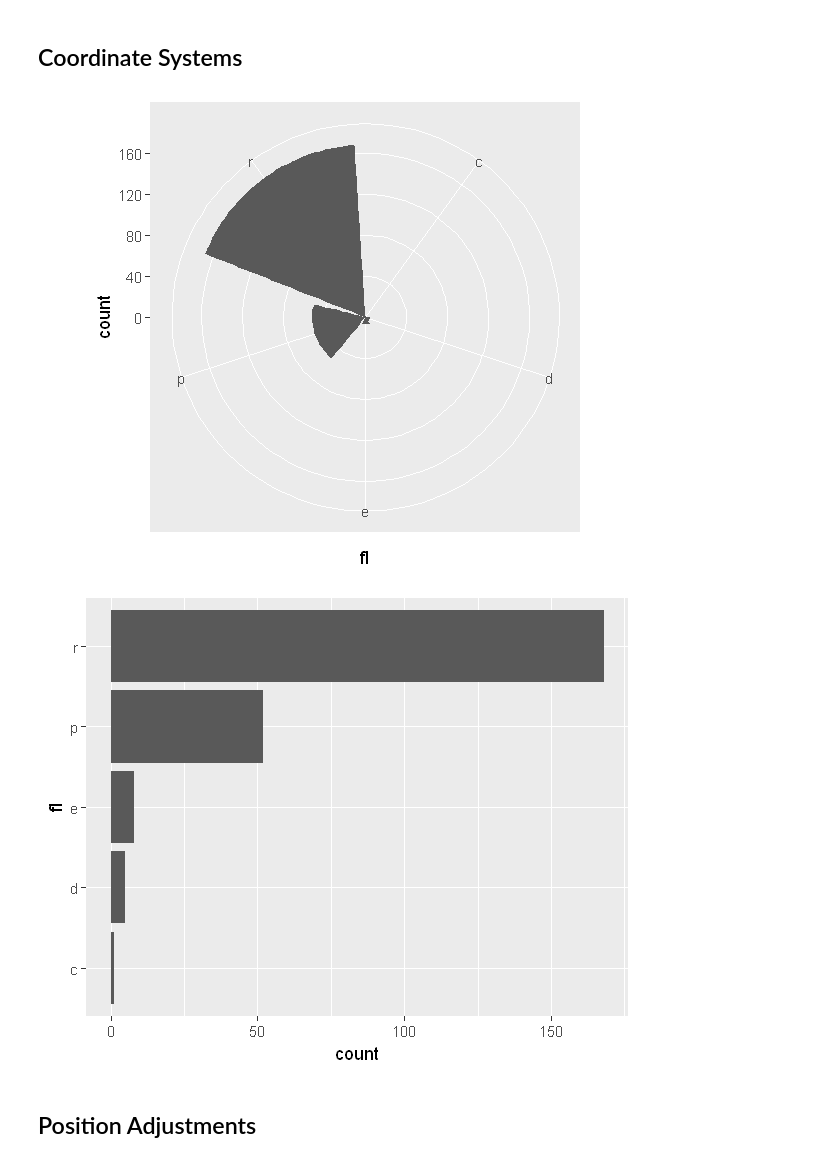
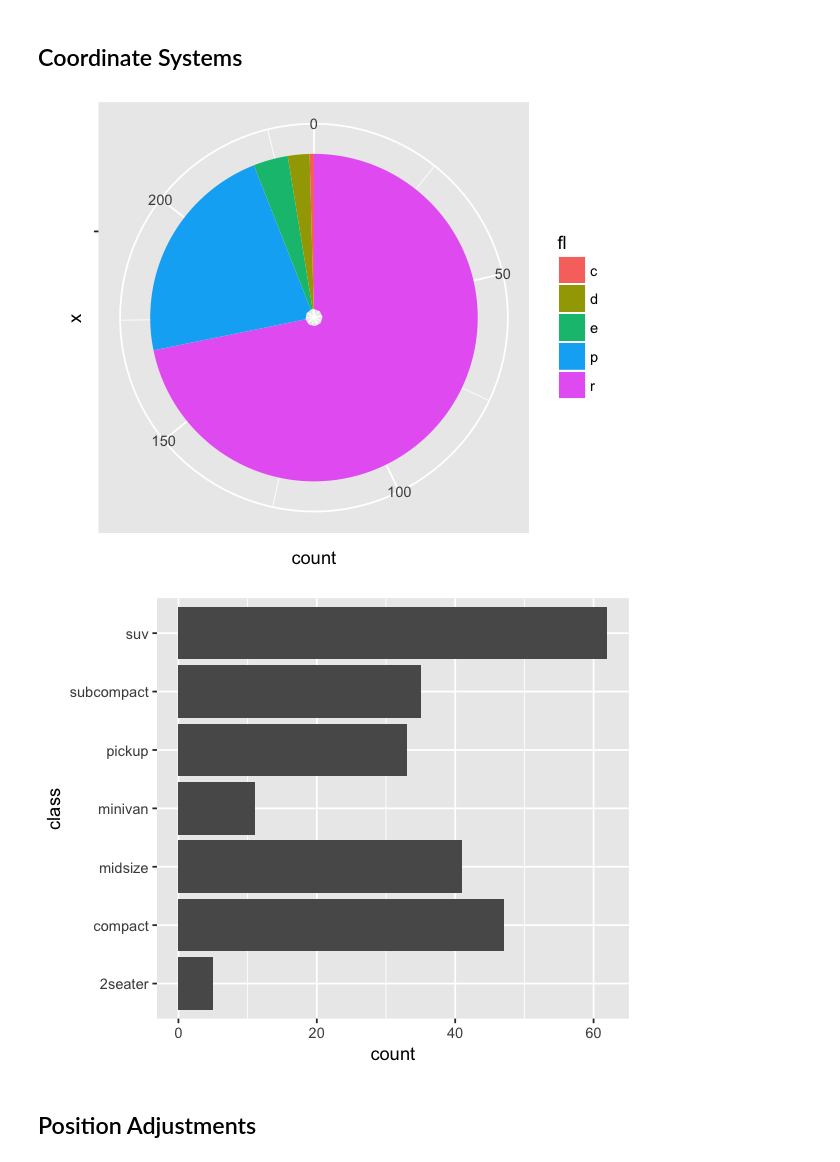
Before and after one commit to zhiruiwang/Talk_at_CAS, a Jupyter notebook: Invited Talk at CAS.ipynb, the cells around one changed output. Saved outputs shown, nothing was run; the diff lists cells and outputs as text; code cells hidden in the pictures.

Commit message:
update pie chart

```diff
--- a/Invited Talk at CAS.ipynb
+++ b/Invited Talk at CAS.ipynb
@@ -230,17 +231,17 @@ ggplot(mpg, aes(cty, hwy)) +
 # %% [markdown]
 ## Coordinate Systems
 # %%
-ggplot(mpg, aes(fl))+
+ggplot(mpg, aes(x='',fill=fl))+
     geom_bar()+
-    coord_polar()
+    coord_polar(theta = "y")
 # %% [output]
-[figure, old version]
+[figure, new version]
 # %%
-ggplot(mpg, aes(fl))+
+ggplot(mpg, aes(class))+
     geom_bar()+
     coord_flip()
 # %% [output]
-[figure, old version]
+[figure, new version]
 # %% [markdown]
 ## Position Adjustments
 # %%
```
Also changed, not shown: parts of 24 cells of this notebook.
